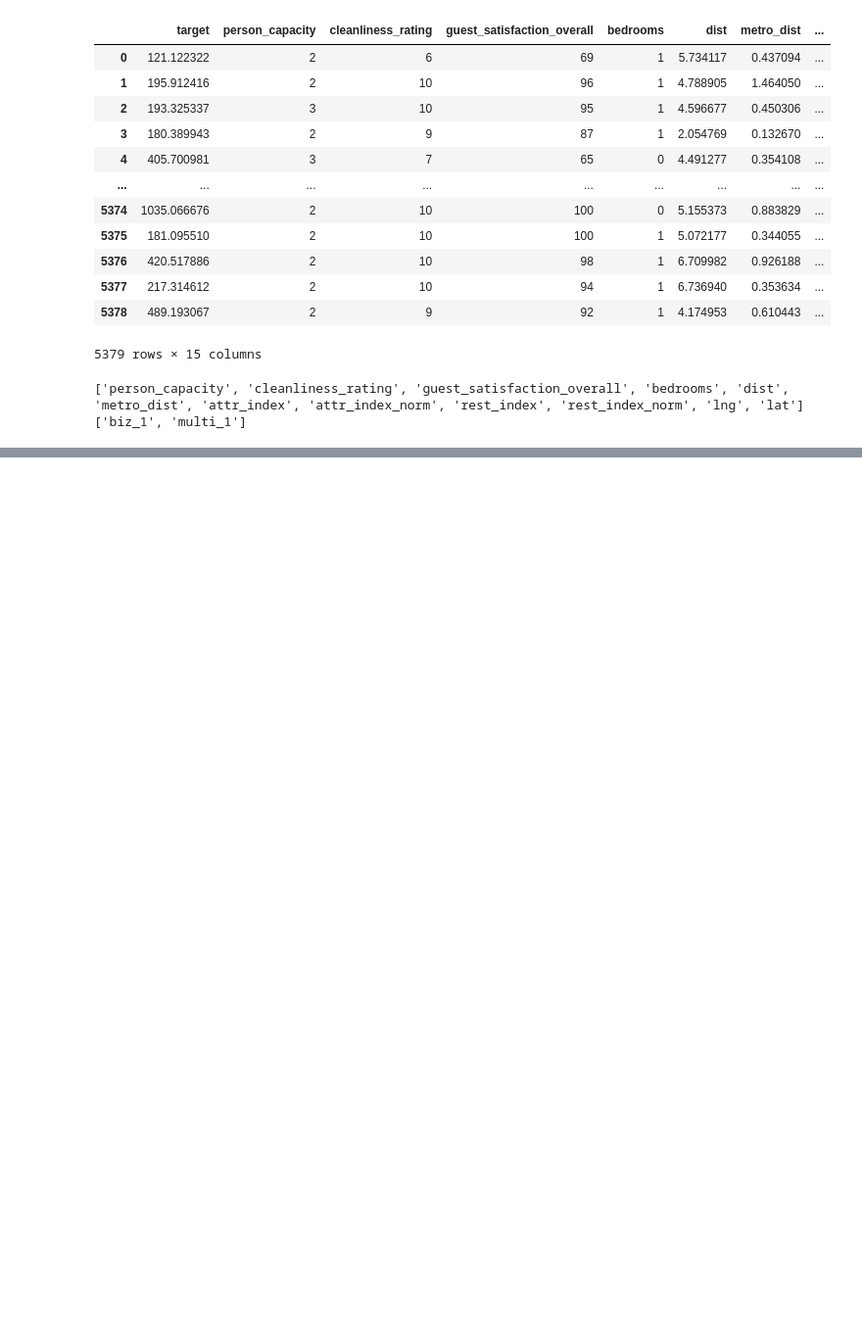
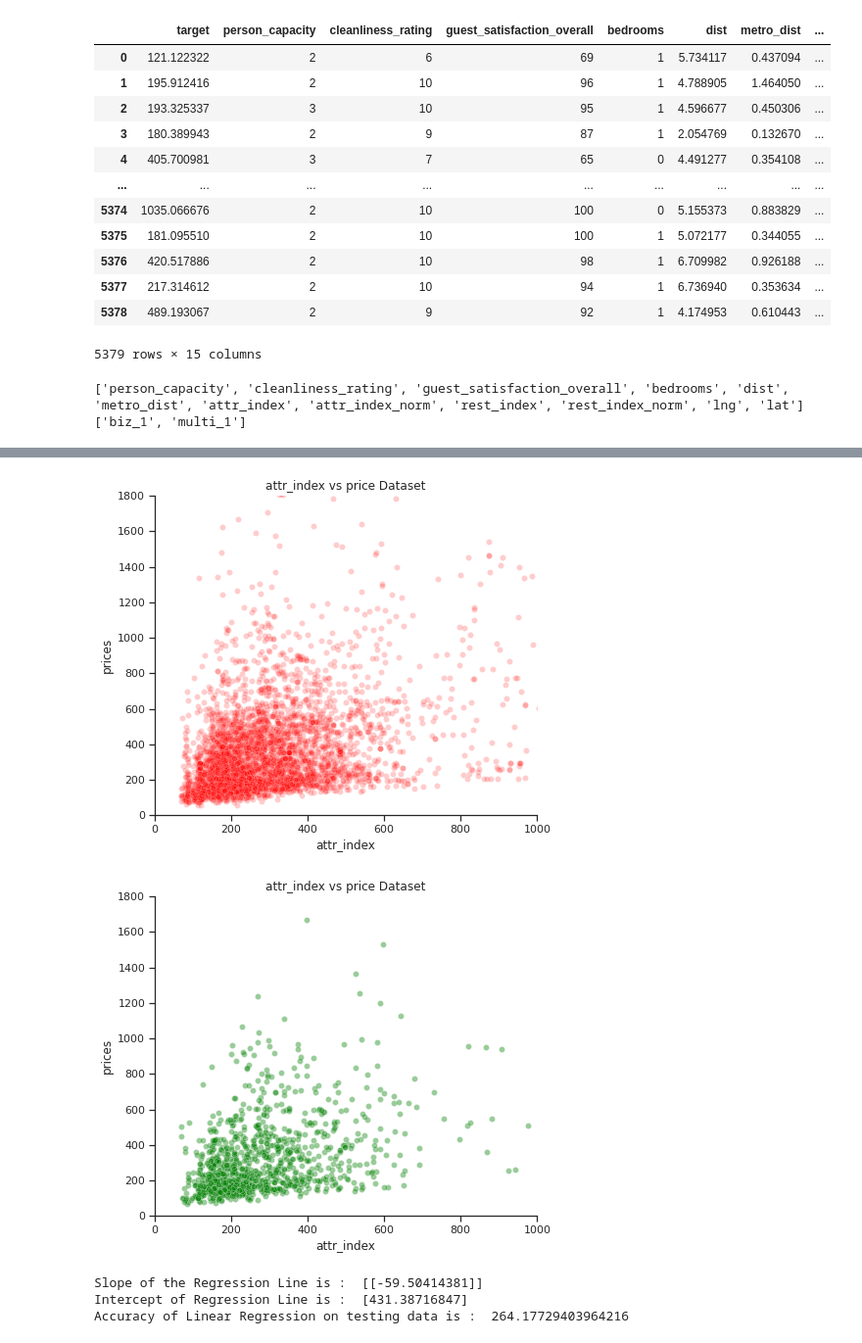
Before and after one commit to sanchariguhaniyogi/imageclassification, a Jupyter notebook: Untitled4.ipynb, the cells around one changed output, grey strips where cells are left out. Shown at 98% size. Drawn from its saved outputs; the diff is of its cells as text; code cells hidden in the pictures; blank space fills up the shorter version.

```diff
--- a/Untitled4.ipynb
+++ b/Untitled4.ipynb
@@ -79,0 +83,48 @@ plt.show()
+# %%
+X = df[['attr_index']]
+y = df[['target']]
+# %%
+from sklearn.model_selection import train_test_split
+X_train, X_test, y_train, y_test = train_test_split(X, y, test_size=0.2, random_state = 1)
+# %%
+import matplotlib.pyplot as plt
+import seaborn as sns
+sns.set_theme(style="ticks", rc={"axes.spines.right": False, "axes.spines.top": False})
+
+plt.figure(figsize=(7,6))
+sns.scatterplot(x=X_train['attr_index'], y=y_train['target'], color="red",alpha=0.2)
+plt.title("attr_index vs price Dataset")
+plt.ylabel('prices')
+plt.xlim(0,1000)
+plt.ylim(0,1800)
+
+
+plt.figure(figsize=(7,6))
+sns.scatterplot(x=X_test['attr_index'], y=y_test['target'], color="green",alpha=0.4)
+plt.title("attr_index vs price Dataset")
+plt.ylabel('prices')
+plt.ylim(0,1800)
+plt.xlim(0,1000)
+
+
+plt.show()
+# %% [output]
+[figure, added]
+[figure, added]
+# %%
+from sklearn.linear_model import LinearRegression
+lm = LinearRegression()
+lm.fit(X_train,y_train)
+
+print("Slope of the Regression Line is : ", lm.coef_)
+print("Intercept of Regression Line is : ",lm.intercept_)
+
+from sklearn.metrics import mean_squared_error
+pred_test = lm.predict(X_test)
+rmse_test =mean_squared_error(y_test, pred_test, squared=False)
+
+print("Accuracy of Linear Regression on testing data is : ",rmse_test)
+# %% [output]
+Slope of the Regression Line is :  [[-59.50414381]]
+Intercept of Regression Line is :  [431.38716847]
+Accuracy of Linear Regression on testing data is :  264.17729403964216
```
Also changed, not shown: parts of 6 cells of this notebook.
